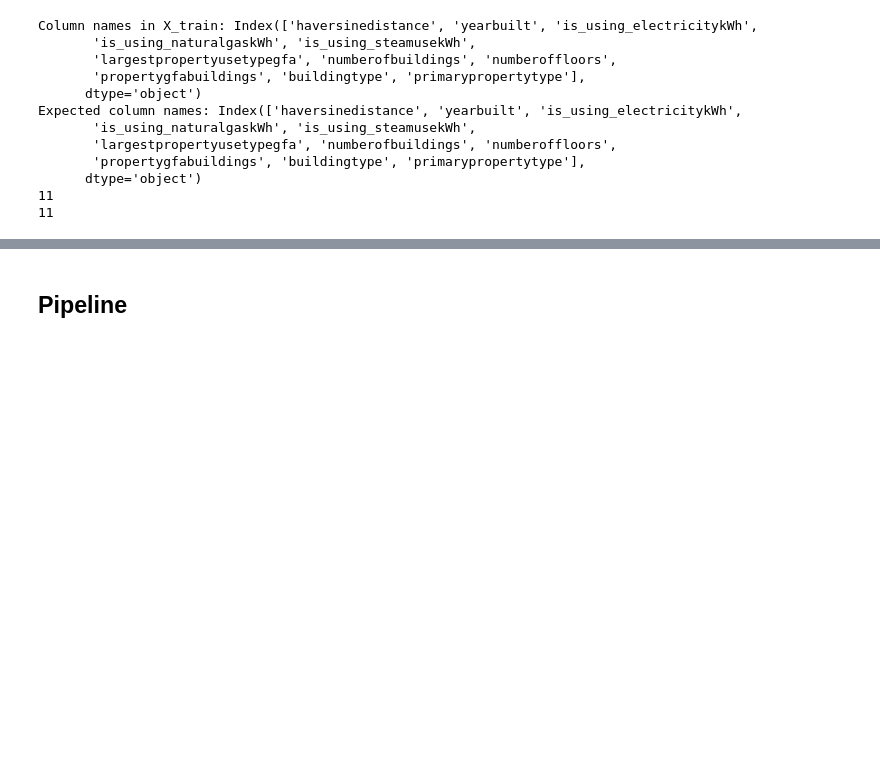
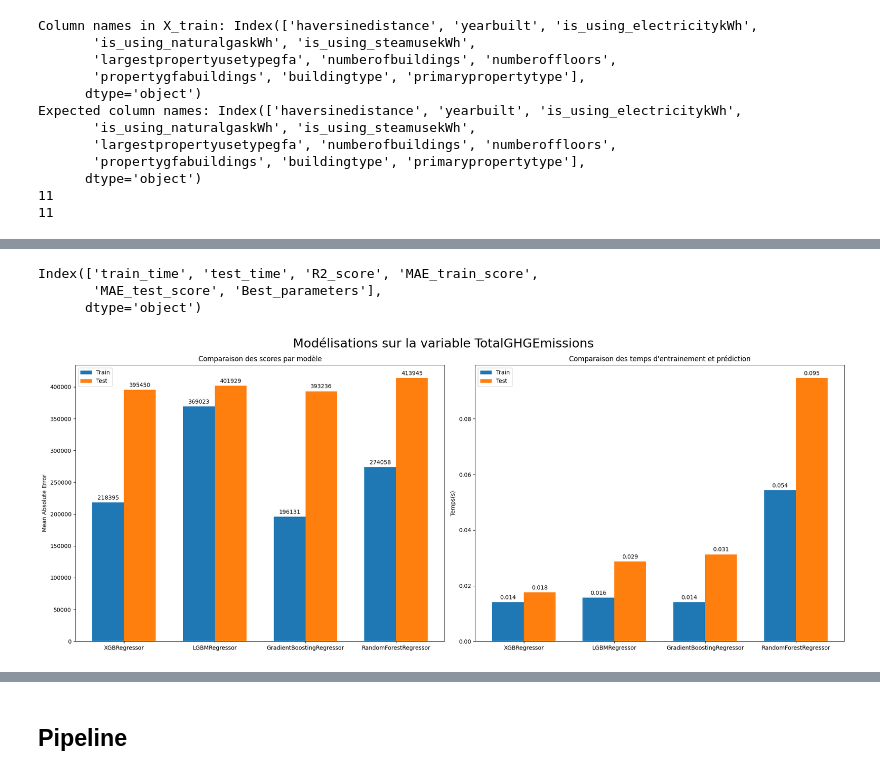
Before and after one commit to data-IA-2022/CO2_Maud_Tarik, a Jupyter notebook: model-multioutput.ipynb, the cells around one changed output, grey strips where cells are left out. Drawn from its saved outputs; the diff is of its cells as text; code cells hidden in the pictures; blank space fills up the shorter version.

Commit message:
update model-multioutput

```diff
--- a/model-multioutput.ipynb
+++ b/model-multioutput.ipynb
@@ -64,7 +64,7 @@ print(engine)
 data_year = 2016
 with engine.begin() as conn:
         print(conn)
-        result = conn.execute(text(f"""SELECT totalghgemissions, "siteenergyusekWh", haversinedistance, yearbuilt, "is_using_electricitykWh", "is_using_naturalgaskWh", "is_using_steamusekWh",
+        result = conn.execute(text(f"""SELECT log_siteenergyusekwh, 'log_totalghgemissions', haversinedistance, yearbuilt, "is_using_electricitykWh", "is_using_naturalgaskWh", "is_using_steamusekWh",
    largestpropertyusetypegfa, numberofbuildings, numberoffloors, propertygfabuildings, buildingtype, primarypropertytype FROM super_table_tm WHERE datayear='{data_year}'"""))
         # Create a DataFrame from the query result
         df = pd.DataFrame(result.fetchall(), columns=result.keys())
@@ -345,0 +400,40 @@ You can try to debug the error by setting error_score='raise'.
+# %%
+print(models_compare_metrics.columns)
+# %% [output]
+Index(['train_time', 'test_time', 'R2_score', 'MAE_train_score',
+       'MAE_test_score', 'Best_parameters'],
+      dtype='object')
+# %%
+# On élimine le modèle SVR de cette représentation car hors normes
+models_compare_metrics = models_compare_metrics[models_compare_metrics.index != 'LinearSVR']
+x = np.arange(len(models_compare_metrics.index))
+width = 0.35
+
+fig, ax = plt.subplots(1, 2, figsize=(20, 8), sharey=False, sharex=False)
+
+scores1 = ax[0].bar(x - width/2, models_compare_metrics['MAE_train_score'], width, label='Train')
+scores2 = ax[0].bar(x + width/2, models_compare_metrics['MAE_test_score'], width, label='Test')
+ax[0].set_ylabel('Mean Absolute Error')
+ax[0].set_title('Comparaison des scores par modèle')
+ax[0].set_xticks(x)
+ax[0].set_xticklabels(models_compare_metrics.index)
+ax[0].legend()
+ax[0].bar_label(scores1, padding=3)
+ax[0].bar_label(scores2, padding=3)
+
+times1 = ax[1].bar(x - width/2, models_compare_metrics['test_time'], width, label='Train')
+times2 = ax[1].bar(x + width/2, models_compare_metrics['train_time'], width, label='Test')
+ax[1].set_ylabel('Temps(s)')
+ax[1].set_title("Comparaison des temps d'entrainement et prédiction")
+ax[1].set_xticks(x)
+ax[1].set_xticklabels(models_compare_metrics.index)
+ax[1].legend()
+ax[1].bar_label(times1, padding=3, fmt='%.3f')
+ax[1].bar_label(times2, padding=3, fmt='%.3f')
+
+plt.suptitle("Modélisations sur la variable TotalGHGEmissions", fontsize=22)
+fig.tight_layout()
+
+plt.show()
+# %% [output]
+[figure, added]
```
Also changed, not shown: parts of 25 cells of this notebook.
